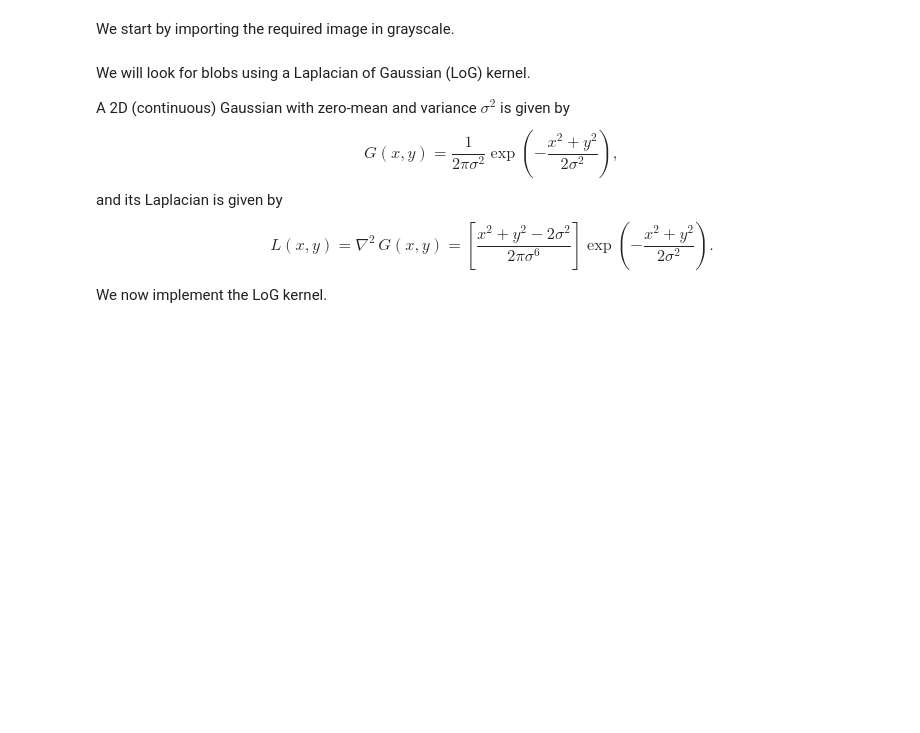
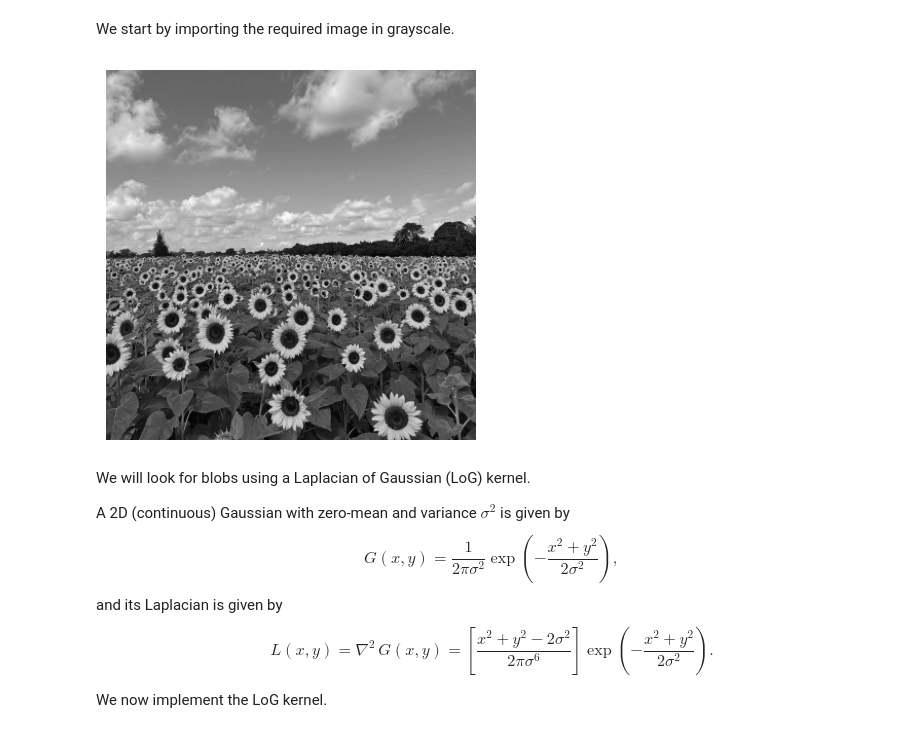
Before and after one commit to pulasthi-u/en3160-assignment02, a Jupyter notebook: code.ipynb, the cells around one changed output. Drawn from its saved outputs; the diff is of its cells as text; code cells hidden in the pictures; blank space fills up the shorter version.

```diff
--- a/code.ipynb
+++ b/code.ipynb
@@ -13,6 +20,12 @@ We start by importing the required image in grayscale.
 # %%
 im = cv2.imread('the_berry_farms_sunflower_field.jpeg', cv2.IMREAD_REDUCED_COLOR_4)
 im = cv2.cvtColor(im, cv2.COLOR_BGR2GRAY)
+
+plt.imshow(im, cmap='gray')
+plt.axis('off')
+plt.show()
+# %% [output]
+[figure, added]
 # %% [markdown]
 We will look for blobs using a Laplacian of Gaussian (LoG) kernel.
 
```
Also changed, not shown: parts of 9 cells of this notebook.
